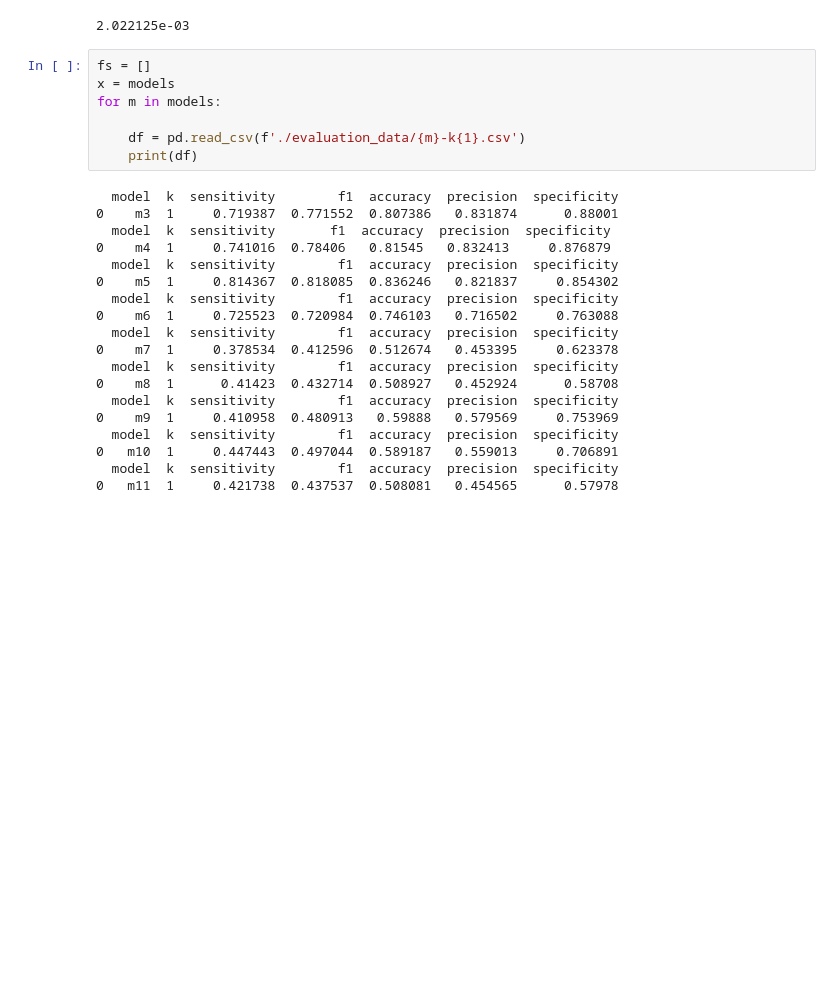
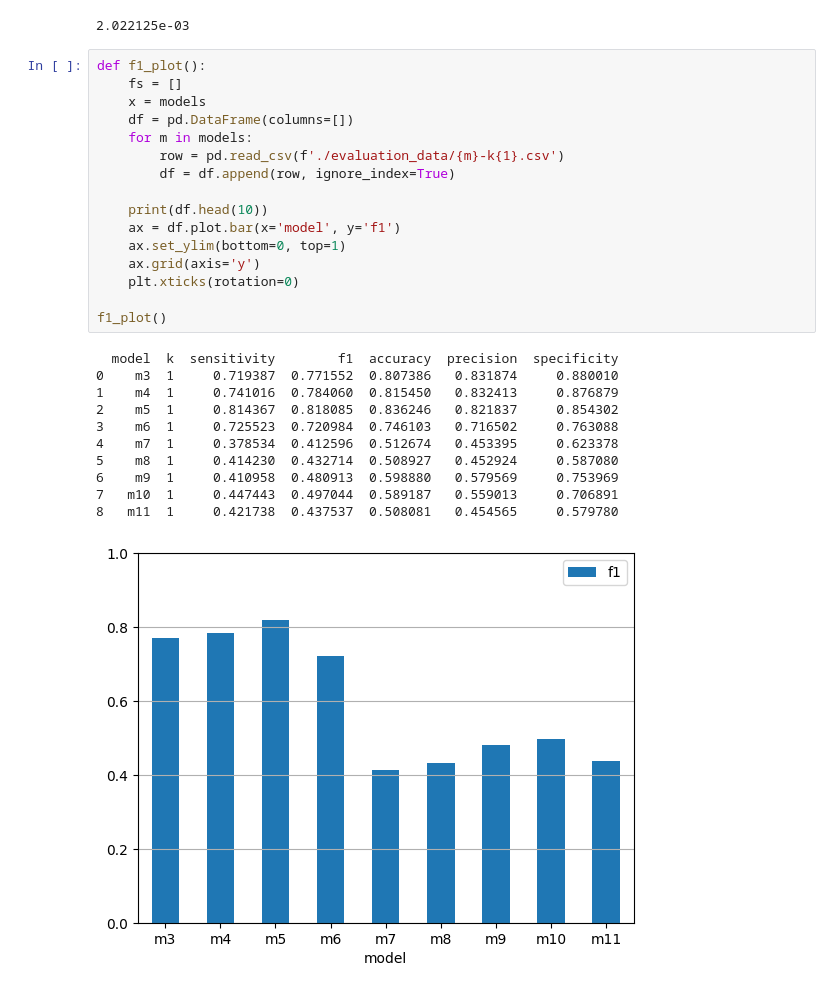
Before and after one commit to JavaRip/UoP-SoftEng-Dissertation, a Jupyter notebook: experiments/evaluations.ipynb, the cells around one changed output. Saved outputs shown, nothing was run; the diff lists cells and outputs as text; blank space fills up the shorter version.

```diff
--- a/experiments/evaluations.ipynb
+++ b/experiments/evaluations.ipynb
@@ -134,28 +134,30 @@ print('{:e}'.format(np.mean(tnd)))
 # %% [output]
 2.022125e-03
 # %%
-fs = []
-x = models
-for m in models:
+def f1_plot():
+    fs = []
+    x = models
+    df = pd.DataFrame(columns=[])
+    for m in models:
+        row = pd.read_csv(f'./evaluation_data/{m}-k{1}.csv')
+        df = df.append(row, ignore_index=True)
 
-    df = pd.read_csv(f'./evaluation_data/{m}-k{1}.csv')
-    print(df)
+    print(df.head(10))
+    ax = df.plot.bar(x='model', y='f1')
+    ax.set_ylim(bottom=0, top=1)
+    ax.grid(axis='y')
+    plt.xticks(rotation=0)
+
+f1_plot()
 # %% [output]
   model  k  sensitivity        f1  accuracy  precision  specificity
-0    m3  1     0.719387  0.771552  0.807386   0.831874      0.88001
-  model  k  sensitivity       f1  accuracy  precision  specificity
-0    m4  1     0.741016  0.78406   0.81545   0.832413     0.876879
-  model  k  sensitivity        f1  accuracy  precision  specificity
-0    m5  1     0.814367  0.818085  0.836246   0.821837     0.854302
-  model  k  sensitivity        f1  accuracy  precision  specificity
-0    m6  1     0.725523  0.720984  0.746103   0.716502     0.763088
-  model  k  sensitivity        f1  accuracy  precision  specificity
-0    m7  1     0.378534  0.412596  0.512674   0.453395     0.623378
-  model  k  sensitivity        f1  accuracy  precision  specificity
-0    m8  1      0.41423  0.432714  0.508927   0.452924      0.58708
-  model  k  sensitivity        f1  accuracy  precision  specificity
-0    m9  1     0.410958  0.480913   0.59888   0.579569     0.753969
-  model  k  sensitivity        f1  accuracy  precision  specificity
-0   m10  1     0.447443  0.497044  0.589187   0.559013     0.706891
-  model  k  sensitivity        f1  accuracy  precision  specificity
-0   m11  1     0.421738  0.437537  0.508081   0.454565      0.57978
+0    m3  1     0.719387  0.771552  0.807386   0.831874     0.880010
+1    m4  1     0.741016  0.784060  0.815450   0.832413     0.876879
+2    m5  1     0.814367  0.818085  0.836246   0.821837     0.854302
+3    m6  1     0.725523  0.720984  0.746103   0.716502     0.763088
+4    m7  1     0.378534  0.412596  0.512674   0.453395     0.623378
+5    m8  1     0.414230  0.432714  0.508927   0.452924     0.587080
+6    m9  1     0.410958  0.480913  0.598880   0.579569     0.753969
+7   m10  1     0.447443  0.497044  0.589187   0.559013     0.706891
+8   m11  1     0.421738  0.437537  0.508081   0.454565     0.579780
+[figure, added]
```
Also changed, not shown: 33 other files.
